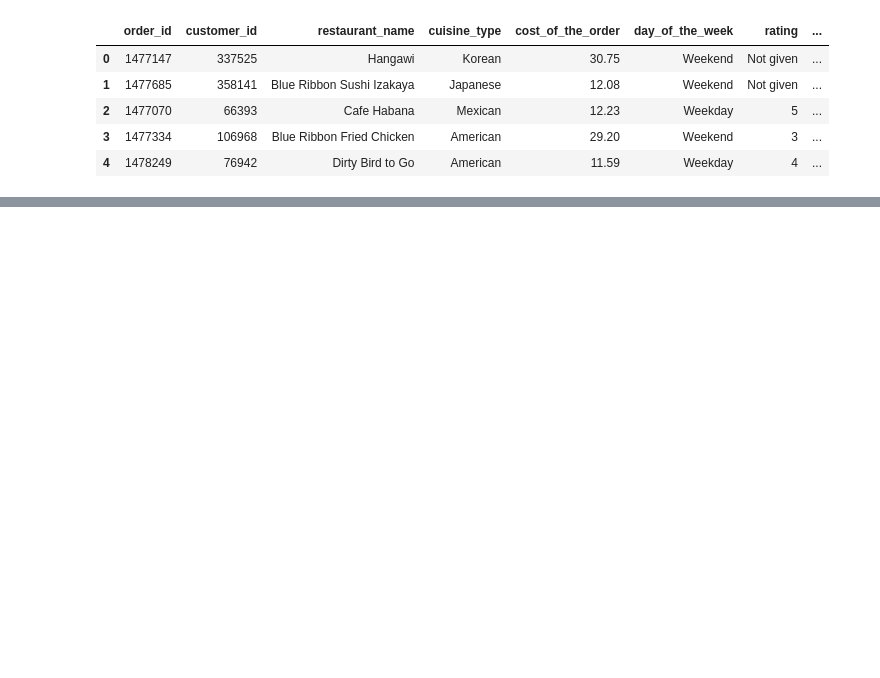
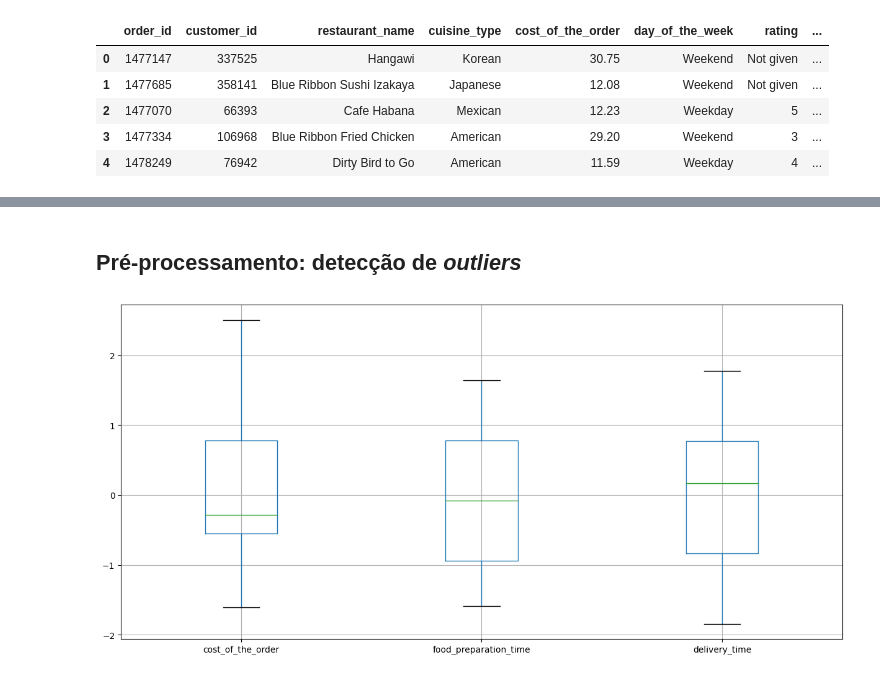
Before and after one commit to ViniciusPolo/pi5_fatec, a Jupyter notebook: machineLearning/preProcessamentoBaseNY.ipynb, the cells around one changed output, grey strips where cells are left out. Cells and saved outputs as stored; diff of their text form; code cells hidden in the pictures; blank space fills up the shorter version.

```diff
--- a/machineLearning/preProcessamentoBaseNY.ipynb
+++ b/machineLearning/preProcessamentoBaseNY.ipynb
@@ -14,0 +23,2 @@ orders.head()
+# %%
+orders = orders.drop(columns=['order_id','customer_id', 'restaurant_name','cuisine_type'])
@@ -49,0 +164,39 @@ max        33.000000
+# %%
+def normalizar(X):
+   """
+   Normaliza os atributos em X
+
+   Esta função retorna uma versao normalizada de X onde o valor da
+   média de cada atributo é igual a 0 e desvio padrao é igual a 1. Trata-se de
+   um importante passo de pré-processamento quando trabalha-se com
+   métodos de aprendizado de máquina.
+   """
+
+   m, n = X.shape # m = qtde de objetos e n = qtde de atributos por objeto
+
+   # Incializa as variaves de saída
+   X_norm = np.random.rand(m,n) # inicializa X_norm com valores aleatórios
+   mu = 0 # inicializa a média
+   sigma = 1 # inicializa o desvio padrão
+
+   mu = np.mean(X, axis=0)
+   sigma = np.std(X, axis=0, ddof=1)
+
+   for i in range(m):
+       X_norm[i,:] = (X[i,:]-mu) / sigma
+
+
+   return X_norm, mu, sigma
+# %%
+# coloca os valores dos atributos na variável X
+X = orders.iloc[:,0:-1].values.astype(int)
+print(X)
+
+# chama a função para normalizar X
+X_norm, mu, sigma = normalizar(X)
+
+orders.iloc[:,0:-1] = X_norm
+
+print('\nPrimeira amostra da base antes da normalização: [%2.4f %2.4f].' %(X[0,0],X[0,1]))
+print('\nApós a normalização, espera-se que a primeira amostra seja igual a: [-0.5747 0.1804].')
+print('\nPrimeira amostra da base após normalização: [%2.4f %2.4f].' %(X_norm[0,0],X_norm[0,1]))
@@ -49,0 +232,8 @@ max        33.000000
+# %% [markdown]
+## Pré-processamento: detecção de *outliers*
+# %%
+# gera um bloxplot para cada atributo
+orders.boxplot(figsize=(15,7))
+plt.show()
+# %% [output]
+[figure, added]
```
Also changed, not shown: parts of 26 cells of this notebook.
